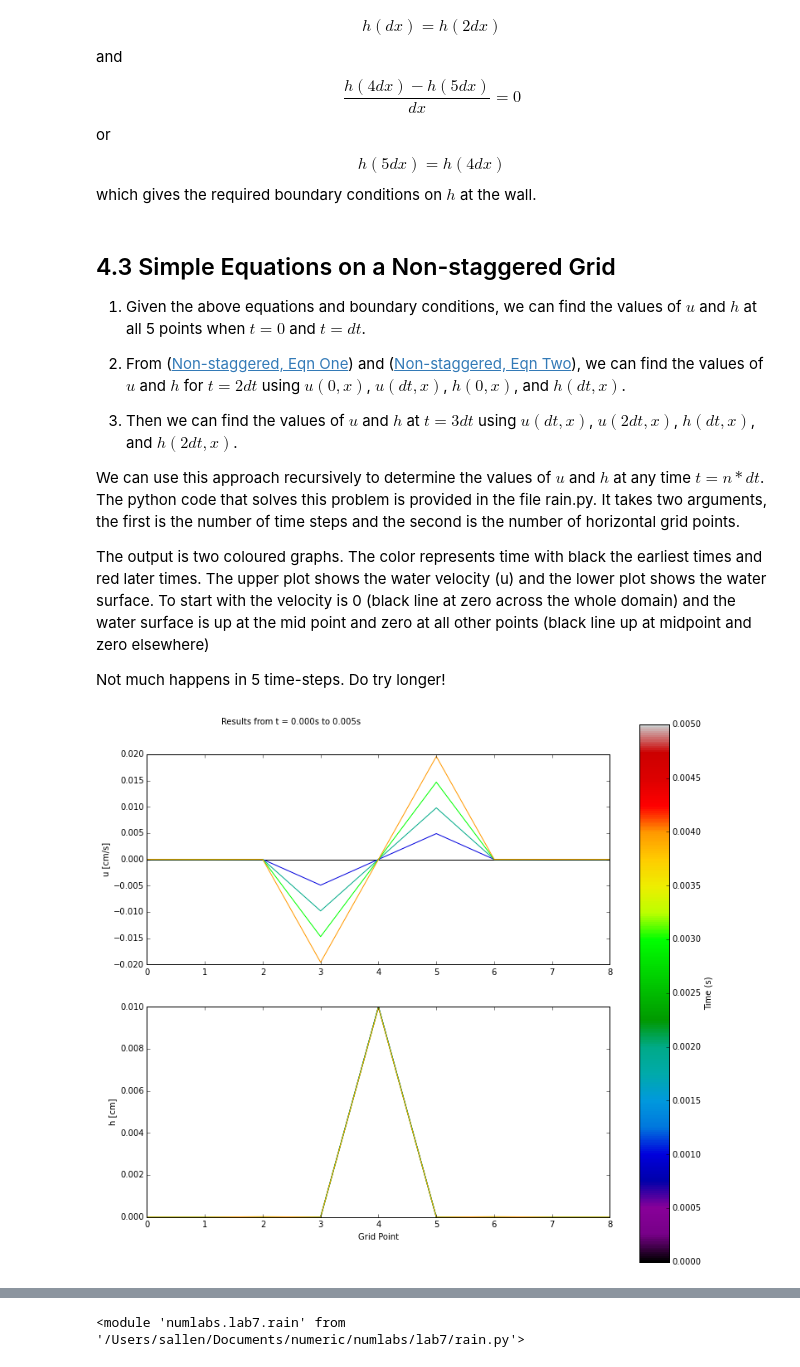
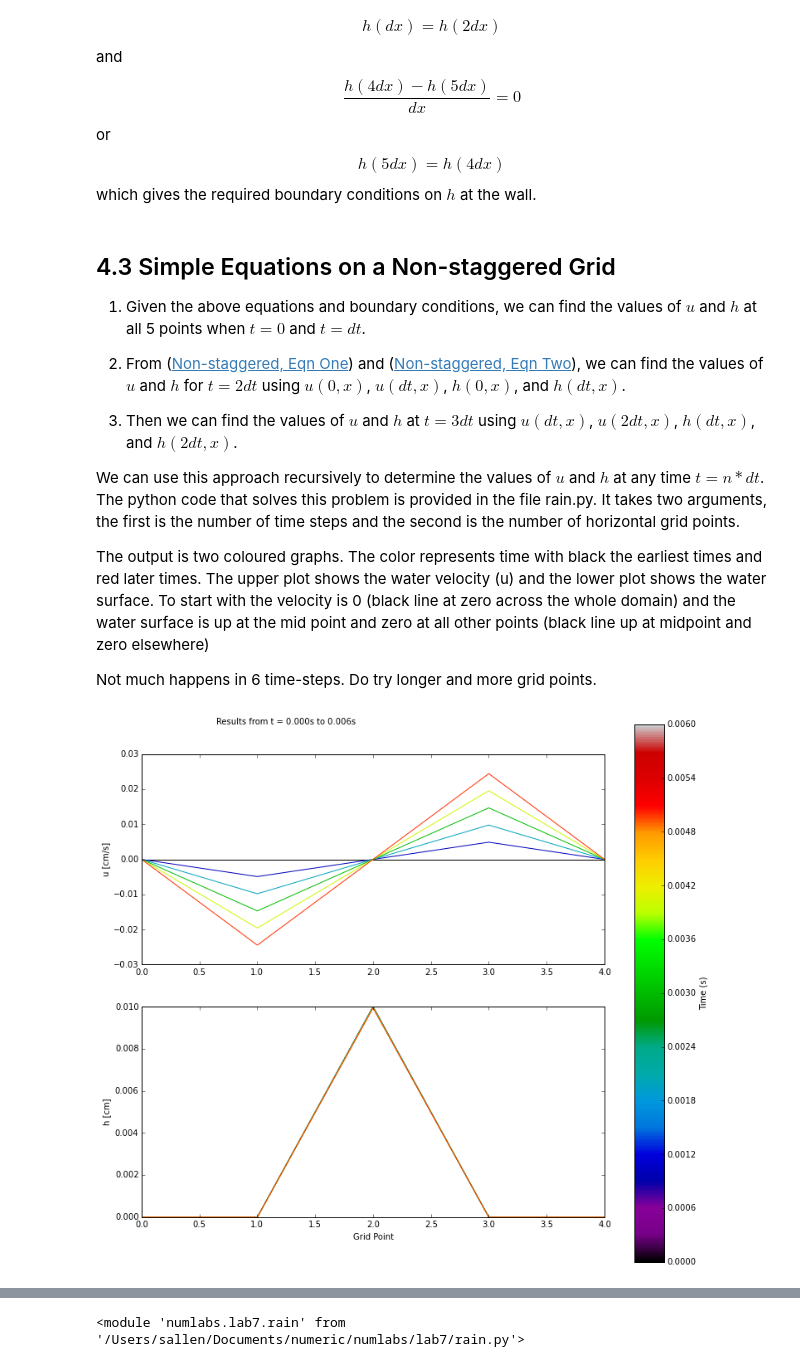
Before and after one commit to timothya87/numeric, a Jupyter notebook: lab7/Lab_7.ipynb, the cells around one changed output, grey strips where cells are left out. Drawn from its saved outputs; the diff is of its cells as text; code cells hidden in the pictures.

```diff
--- a/lab7/Lab_7.ipynb
+++ b/lab7/Lab_7.ipynb
@@ -413,9 +413,9 @@ the velocity is 0 (black line at zero across the whole domain) and the
 water surface is up at the mid point and zero at all other points (black
 line up at midpoint and zero elsewhere)
 
-Not much happens in 5 time-steps.  Do try longer!
+Not much happens in 6 time-steps.  Do try longer and more grid points.
 # %%
-rain.rain([5,9])
+rain.rain([6, 5])
 # %% [output]
-[figure, old version]
+[figure, new version]
 # %% [markdown]
```
Also changed, not shown: parts of 17 cells of this notebook.
